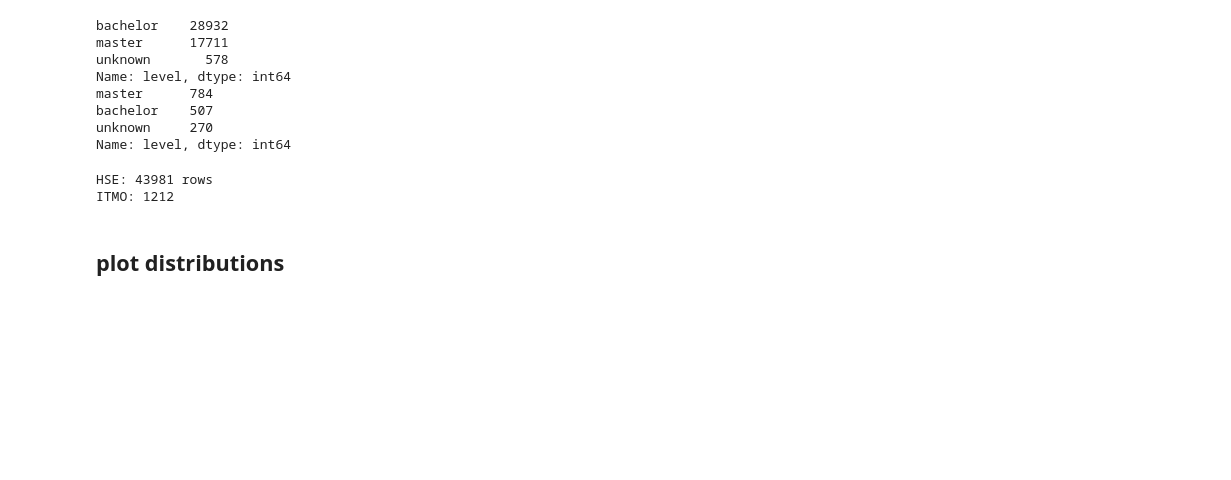
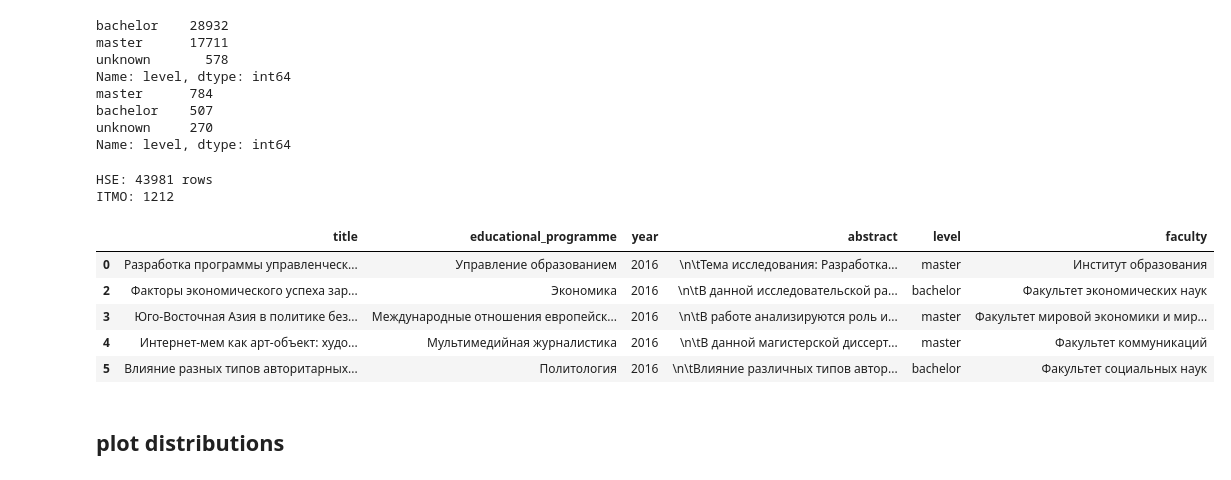
Before and after one commit to evjeny/diplomas_exploratory_analysis, a Jupyter notebook: analysis.ipynb, the cells around one changed output. Cells and saved outputs as stored; diff of their text form; code cells hidden in the pictures; blank space fills up the shorter version.

```diff
--- a/analysis.ipynb
+++ b/analysis.ipynb
@@ -134,6 +135,15 @@ print(f"ITMO: {len(transformed_itmo_df)}")
 # %% [output]
 HSE: 43981 rows
 ITMO: 1212
+# %%
+transformed_hse_df.head()
+# %% [output]
+|  | title | educational_programme | year | abstract | level | faculty |
+| 0 | Разработка программы управленческ... | Управление образованием | 2016 | \n\tТема исследования: Разработка... | master | Институт образования |
+| 2 | Факторы экономического успеха зар... | Экономика | 2016 | \n\tВ данной исследовательской ра... | bachelor | Факультет экономических наук |
+| 3 | Юго-Восточная Азия в политике без... | Международные отношения европейск... | 2016 | \n\tВ работе анализируются роль и... | master | Факультет мировой экономики и мир... |
+| 4 | Интернет-мем как арт-объект: худо... | Мультимедийная журналистика | 2016 | \n\tВ данной магистерской диссерт... | master | Факультет коммуникаций |
+| 5 | Влияние разных типов авторитарных... | Политология | 2016 | \n\tВлияние различных типов автор... | bachelor | Факультет социальных наук |
 # %% [markdown]
 ## plot distributions
 # %%
```
Also changed, not shown: parts of 20 cells of this notebook.
